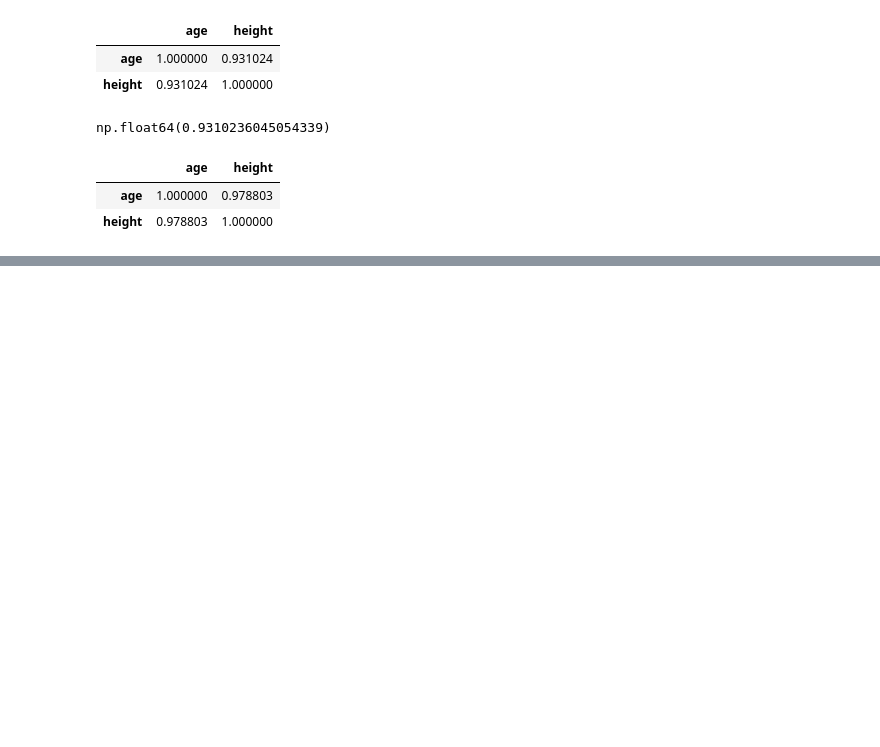
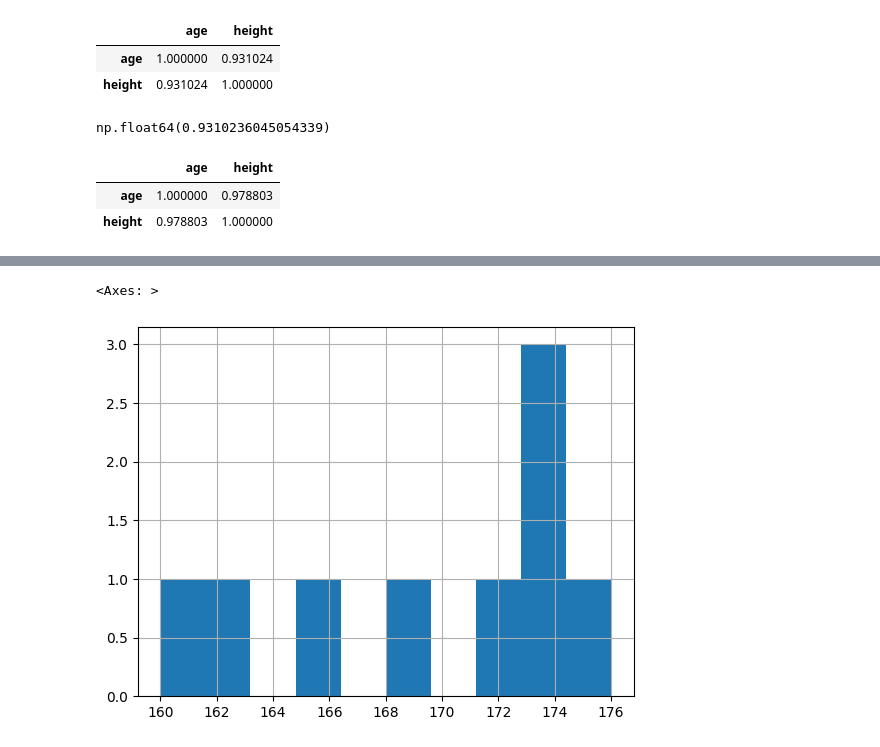
Before and after one commit to pedromatosonv/rocketseat.ignite.ai.statistics2, a Jupyter notebook: main.ipynb, the cells around one changed output, grey strips where cells are left out. Saved outputs shown, nothing was run; the diff lists cells and outputs as text; code cells hidden in the pictures; blank space fills up the shorter version.

```diff
--- a/main.ipynb
+++ b/main.ipynb
@@ -132,0 +141,6 @@ df_measures.corr(method='spearman')
+# %%
+# Histograma - Altura
+df_measures.height.hist()
+# %% [output]
+<Axes: >
+[figure, added]
```
Also changed, not shown: parts of 2 cells of this notebook, 2 other files.
